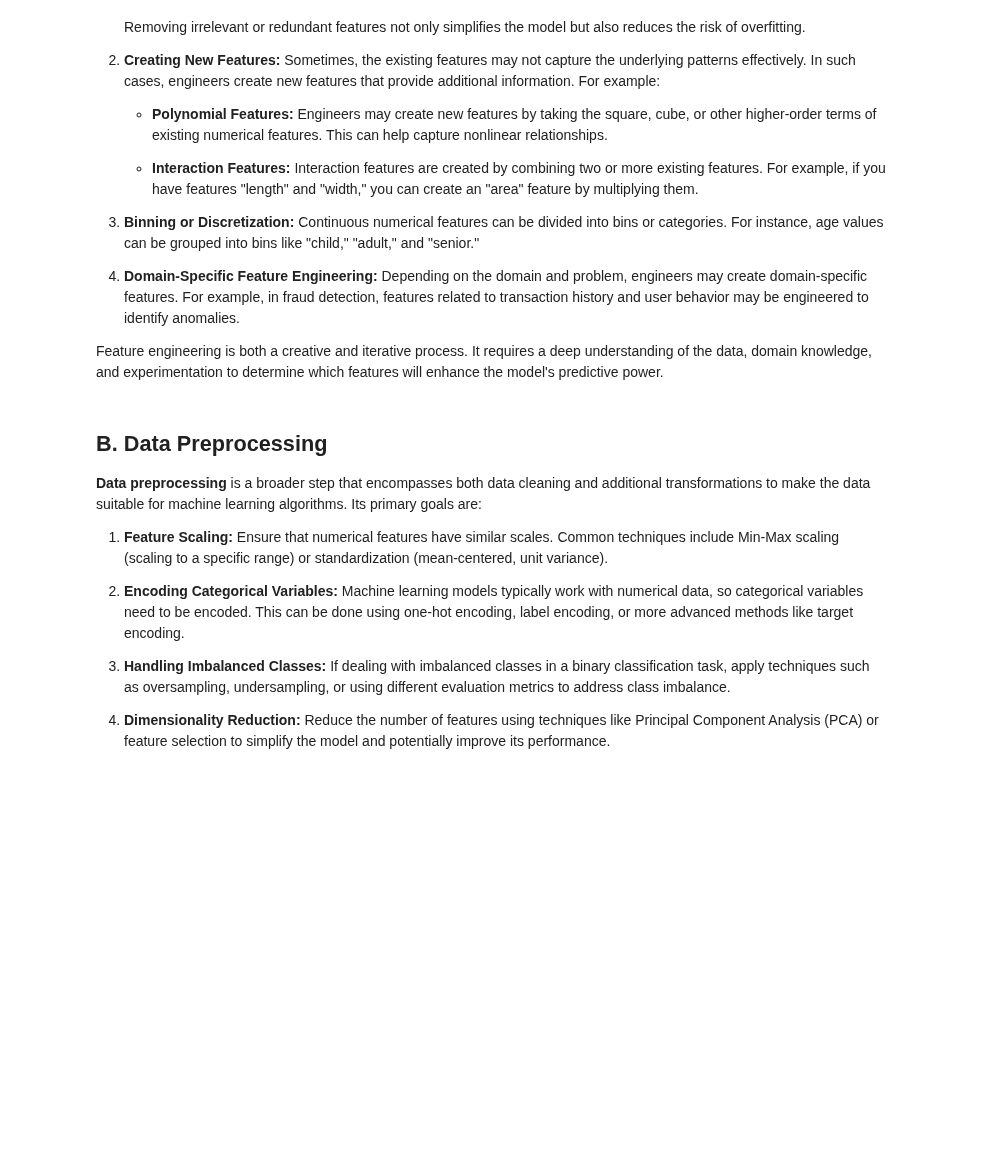
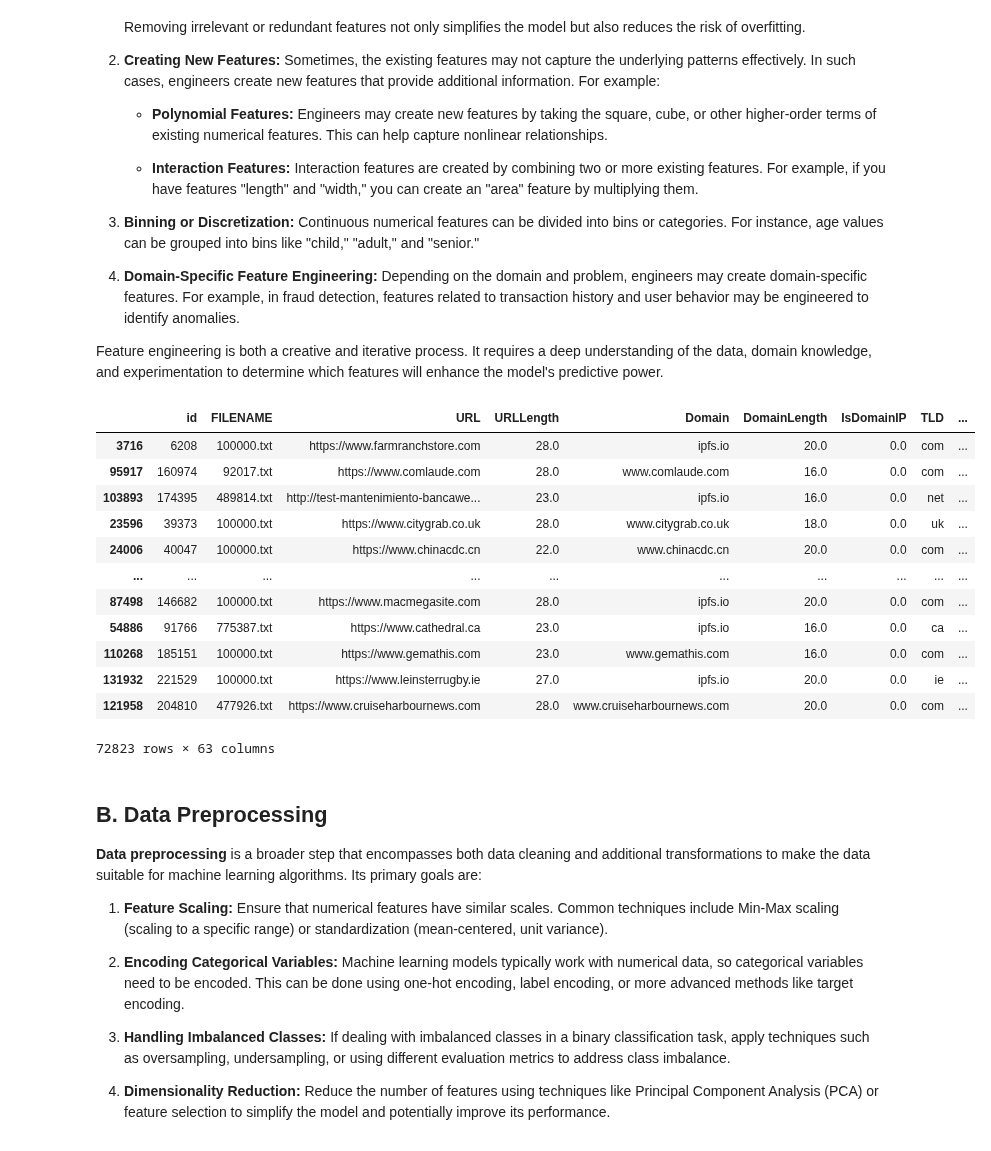
Before and after one commit to wNSYA/Tugas-Besar-2-IF3070-Implementasi-Algoritma-Pembelajaran-Mesin, a Jupyter notebook: src/IF3070_DAI___Tugas_Besar_2_Notebook_Template.ipynb, the cells around one changed output. Drawn from its saved outputs; the diff is of its cells as text; code cells hidden in the pictures; blank space fills up the shorter version.

```diff
--- a/src/IF3070_DAI___Tugas_Besar_2_Notebook_Template.ipynb
+++ b/src/IF3070_DAI___Tugas_Besar_2_Notebook_Template.ipynb
@@ -268,8 +268,8 @@ numerical_train_set = [col for col in numerical_train_set if train_set[col].nuni
 q1 = []
 q3 = []
 for i in numerical_train_set:
-  Q1 = train_set[i].quantile(0.1)
-  Q3 = train_set[i].quantile(0.9)
+  Q1 = train_set[i].quantile(0.25)
+  Q3 = train_set[i].quantile(0.75)
 
   q1.append(Q1)
   q3.append(Q3)
@@ -283,7 +283,7 @@ for i in numerical_train_set:
 
   # mean_value = train_set[i].mean()
   # train_set[i] = train_set[i].apply(lambda x: mean_value if (x < lowerBound or x > upperBound) else x)
-  train_set[i] = train_set[i].clip(lower=lowerBound, upper=upperBound)
+  train_set[i] = train_set[i].clip(lower=np.floor(lowerBound), upper=np.ceil(upperBound))
 
 numerical_train_set
 # %% [output]
@@ -403,3 +385,42 @@ Feature engineering is both a creative and iterative process. It requires a deep
+# %%
+# Write your code here
+numerical_train_set = train_set.select_dtypes(include='number').columns
+big_range_col  = [col for col in numerical_train_set if train_set[col].nunique() > 30 and col != 'id']
+big_range_column = train_set[big_range_col].copy()
+
+for col in big_range_column:
+    min_val = big_range_column[col].min()
+    max_val = big_range_column[col].max()
+    val1 = min_val + ((max_val - min_val) // 3)
+    val2 = min_val + ((max_val - min_val) * 2 // 3)
+
+    big_range_column.loc[big_range_column[col] <= val1, 'bin_' + col] = 'low'
+    big_range_column.loc[(big_range_column[col] > val1) & (big_range_column[col] <= val2), 'bin_' + col] = 'medium'
+    big_range_column.loc[big_range_column[col] > val2, 'bin_' + col] = 'high'
+
+naming = []
+for col in big_range_col:
+    naming.append('bin_'+col)
+
+
+big_range_column = big_range_column.drop(columns=big_range_col)
+train_set = pd.concat([train_set, big_range_column], axis=1)
+
+train_set
+# %% [output]
+|  | id | FILENAME | URL | URLLength | Domain | DomainLength | IsDomainIP | TLD | ... |
+| 3716 | 6208 | 100000.txt | https://www.farmranchstore.com | 28.0 | ipfs.io | 20.0 | 0.0 | com | ... |
+| 95917 | 160974 | 92017.txt | https://www.comlaude.com | 28.0 | www.comlaude.com | 16.0 | 0.0 | com | ... |
+| 103893 | 174395 | 489814.txt | http://test-mantenimiento-bancawe... | 23.0 | ipfs.io | 16.0 | 0.0 | net | ... |
+| 23596 | 39373 | 100000.txt | https://www.citygrab.co.uk | 28.0 | www.citygrab.co.uk | 18.0 | 0.0 | uk | ... |
+| 24006 | 40047 | 100000.txt | https://www.chinacdc.cn | 22.0 | www.chinacdc.cn | 20.0 | 0.0 | com | ... |
+| ... | ... | ... | ... | ... | ... | ... | ... | ... | ... |
+| 87498 | 146682 | 100000.txt | https://www.macmegasite.com | 28.0 | ipfs.io | 20.0 | 0.0 | com | ... |
+| 54886 | 91766 | 775387.txt | https://www.cathedral.ca | 23.0 | ipfs.io | 16.0 | 0.0 | ca | ... |
+| 110268 | 185151 | 100000.txt | https://www.gemathis.com | 23.0 | www.gemathis.com | 16.0 | 0.0 | com | ... |
+| 131932 | 221529 | 100000.txt | https://www.leinsterrugby.ie | 27.0 | ipfs.io | 20.0 | 0.0 | ie | ... |
+| 121958 | 204810 | 477926.txt | https://www.cruiseharbournews.com | 28.0 | www.cruiseharbournews.com | 20.0 | 0.0 | com | ... |
+72823 rows × 63 columns
 # %% [markdown]
 ## B. Data Preprocessing
 
```
Also changed, not shown: parts of 9 cells of this notebook.
